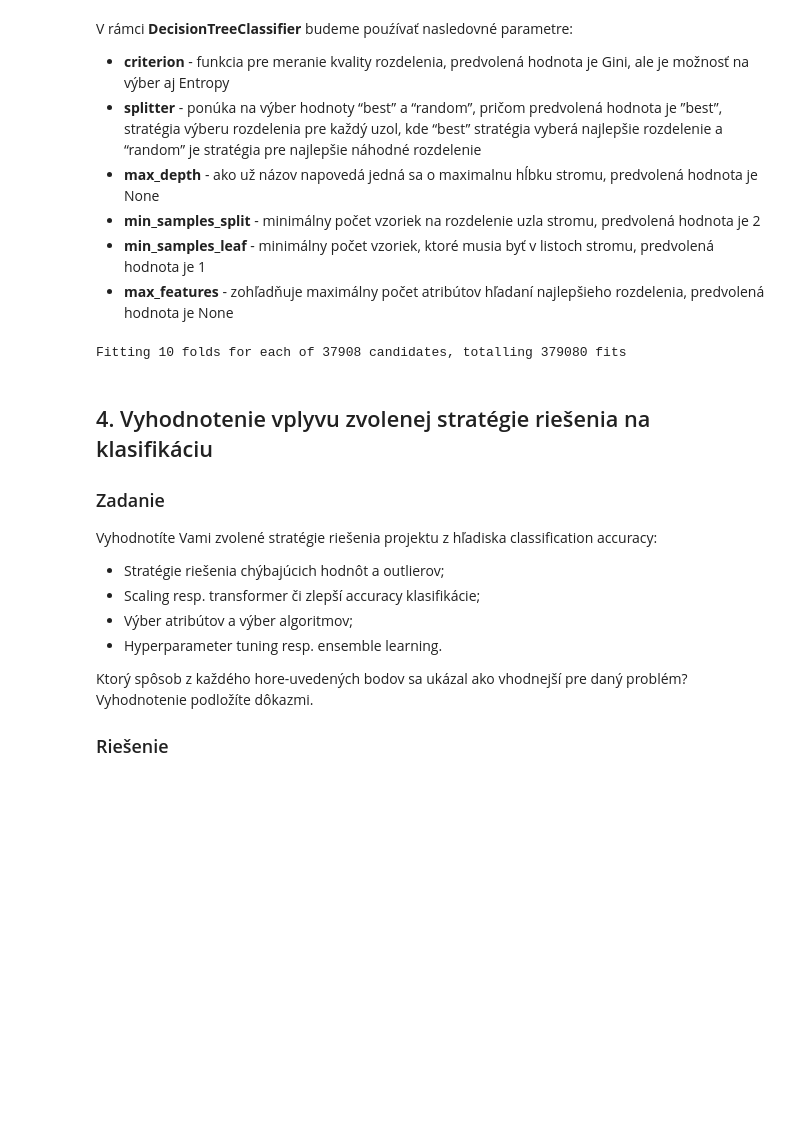
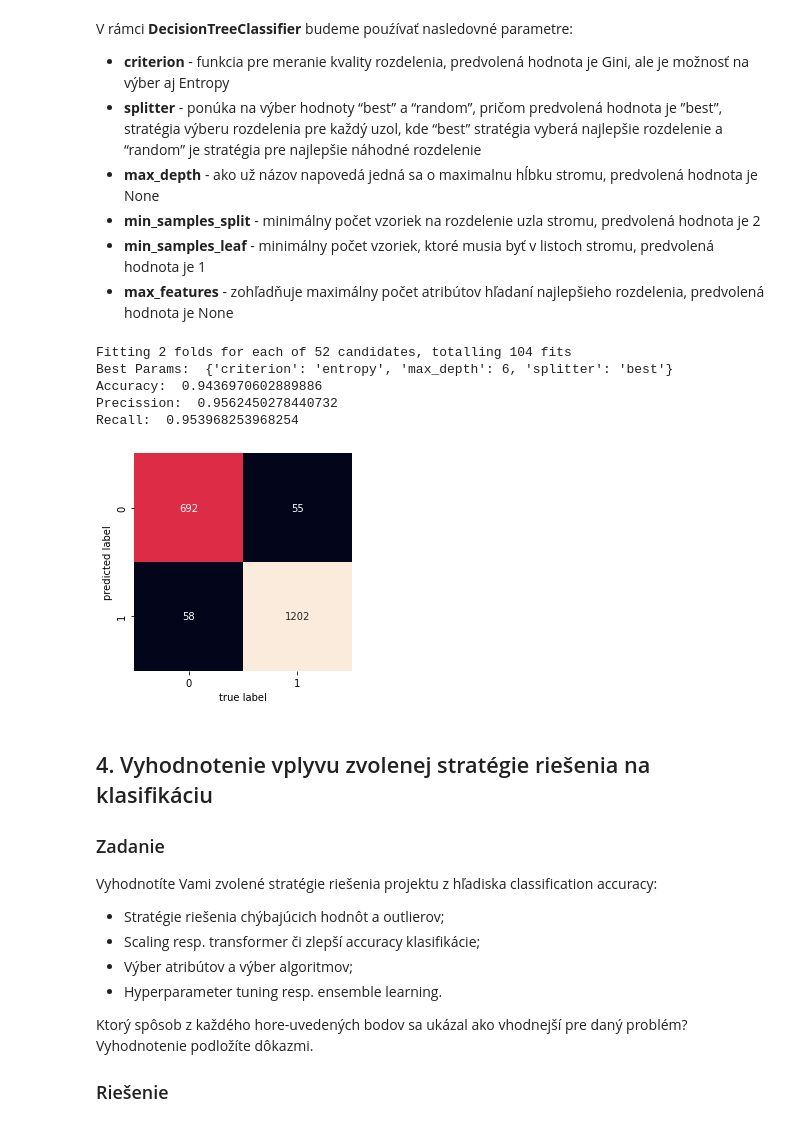
Before and after one commit to Matovic/Chronic-Lymphocytic-Leukemia, a Jupyter notebook: src/3_machine_learning/3-ML.ipynb, the cells around one changed output. Saved outputs shown, nothing was run; the diff lists cells and outputs as text; code cells hidden in the pictures; blank space fills up the shorter version.

```diff
--- a/src/3_machine_learning/3-ML.ipynb
+++ b/src/3_machine_learning/3-ML.ipynb
@@ -508,19 +505,41 @@ V rámci **DecisionTreeClassifier** budeme pouźívať nasledovné parametre:
 # %%
 parameters = {
     'criterion': ('gini','entropy'),
     'splitter': ('best','random'),
     'max_depth': range(2,15),
     'max_features': range(1,10),
     'min_samples_split': range(1,10),
     'min_samples_leaf': range(1,10)
 }
 
 # 10-nasobna cross validation
 # n_jobs=-1 use all CPU & run in it parallel
 optimalizationGridSearch = GridSearchCV(decision_tree, parameters, cv=10, verbose=1, n_jobs=-1)
 bestFit = optimalizationGridSearch.fit(df_train_no_indicator, target)
+
+# Prediction on testing dataset
+df_test_no_indicator = df_test.drop(['indicator'],axis='columns')
+bestFit.predict(df_test_no_indicator)
+
+# Best parameters
+print("Best Params: ", bestFit.best_params_)
+
+print("Accuracy: ",accuracy_score(data_tree, df_test["indicator"]))
+print("Precission: ", precision_score(data_tree, df_test["indicator"]))
+print("Recall: ", recall_score(data_tree, df_test["indicator"]))
+
+# Confusion Matrix
+mat = confusion_matrix(df_test["indicator"], data_tree)
+sns.heatmap(mat.T, square=True, annot=True, fmt='d', cbar=False)
+plt.xlabel('true label')
+plt.ylabel('predicted label');
 # %% [output]
-Fitting 10 folds for each of 37908 candidates, totalling 379080 fits
+Fitting 2 folds for each of 52 candidates, totalling 104 fits
+Best Params:  {'criterion': 'entropy', 'max_depth': 6, 'splitter': 'best'}
+Accuracy:  0.9436970602889886
+Precission:  0.9562450278440732
+Recall:  0.953968253968254
+[figure, added]
 # %% [markdown]
 ## 4. Vyhodnotenie vplyvu zvolenej stratégie riešenia na klasifikáciu
 
```
Also changed, not shown: parts of 9 cells of this notebook, 1 other file.
